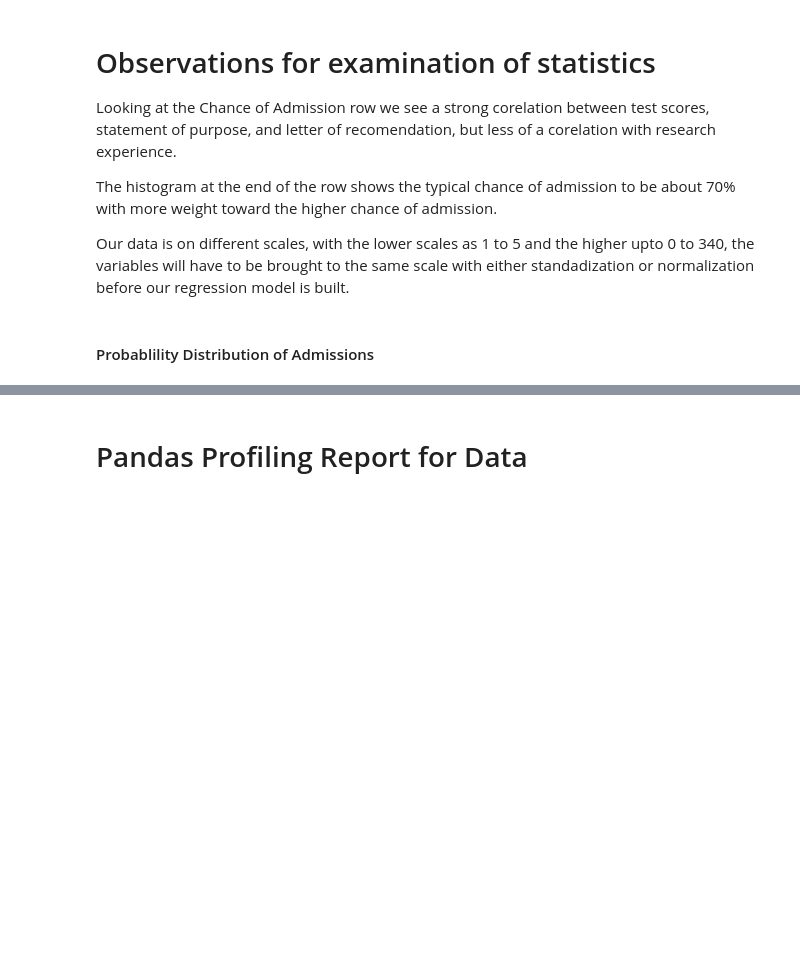
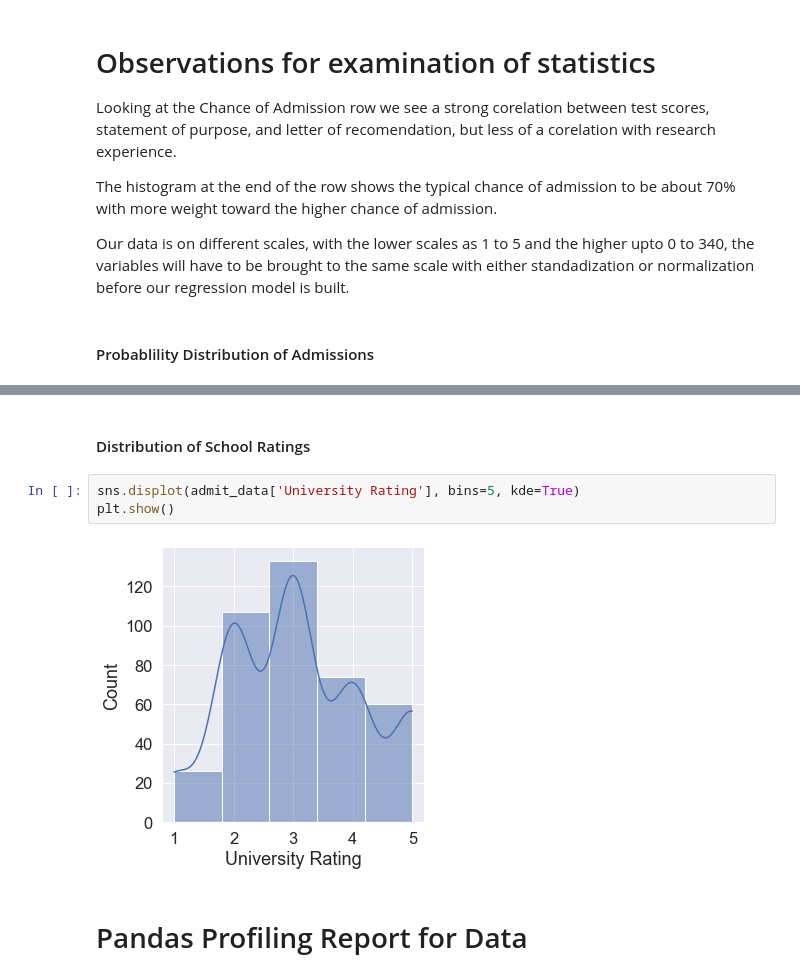
Before and after one commit to jharvey407/AdmissionPredictionModel, a Jupyter notebook: Admission Predictions.ipynb, the cells around one changed output, grey strips where cells are left out. Drawn from its saved outputs; the diff is of its cells as text; blank space fills up the shorter version.

```diff
--- a/Admission Predictions.ipynb
+++ b/Admission Predictions.ipynb
@@ -94,3 +96,10 @@ plt.show()
+# %% [markdown]
+#### Distribution  of School Ratings
+# %%
+sns.displot(admit_data['University Rating'], bins=5, kde=True)
+plt.show()
+# %% [output]
+[figure, added]
 # %% [markdown]
 # Pandas Profiling Report for Data
 # %%
```
Also changed, not shown: parts of 17 cells of this notebook.
